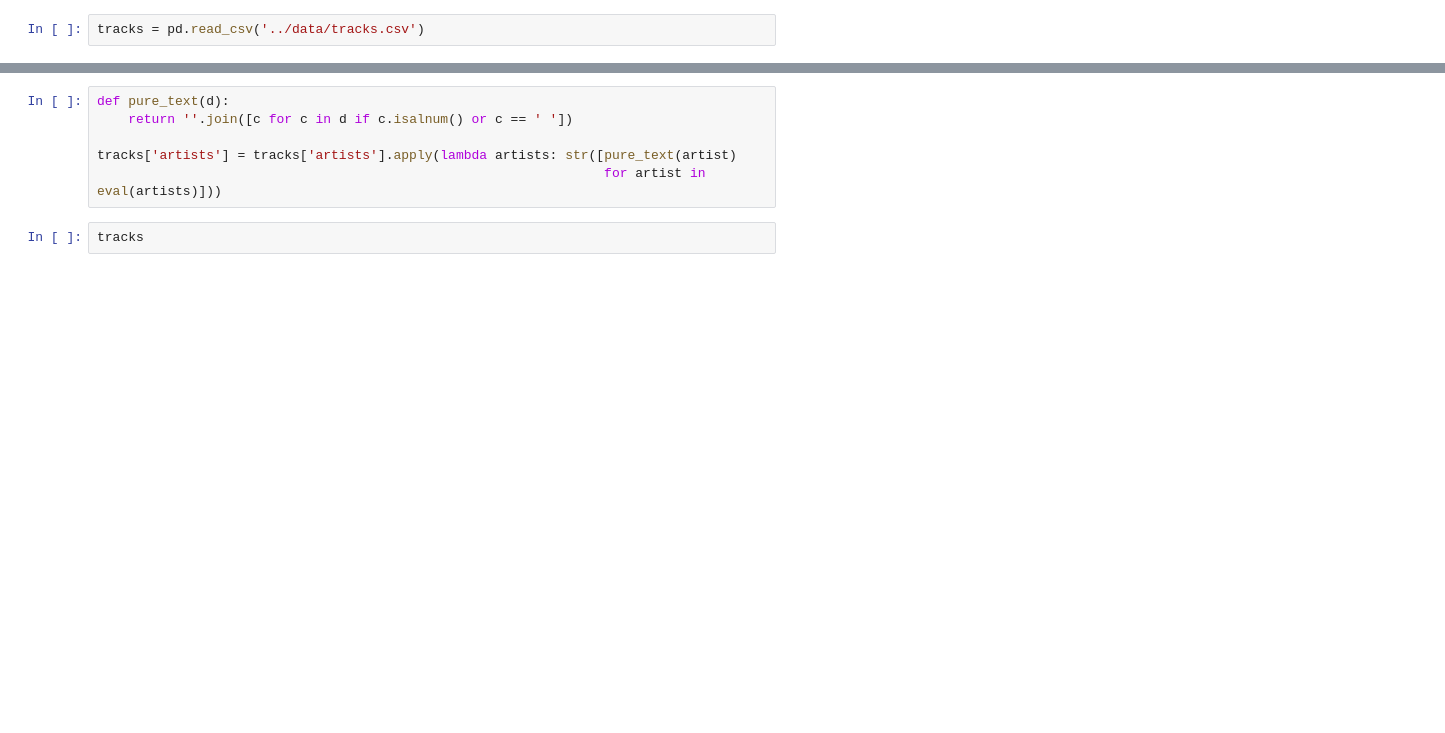
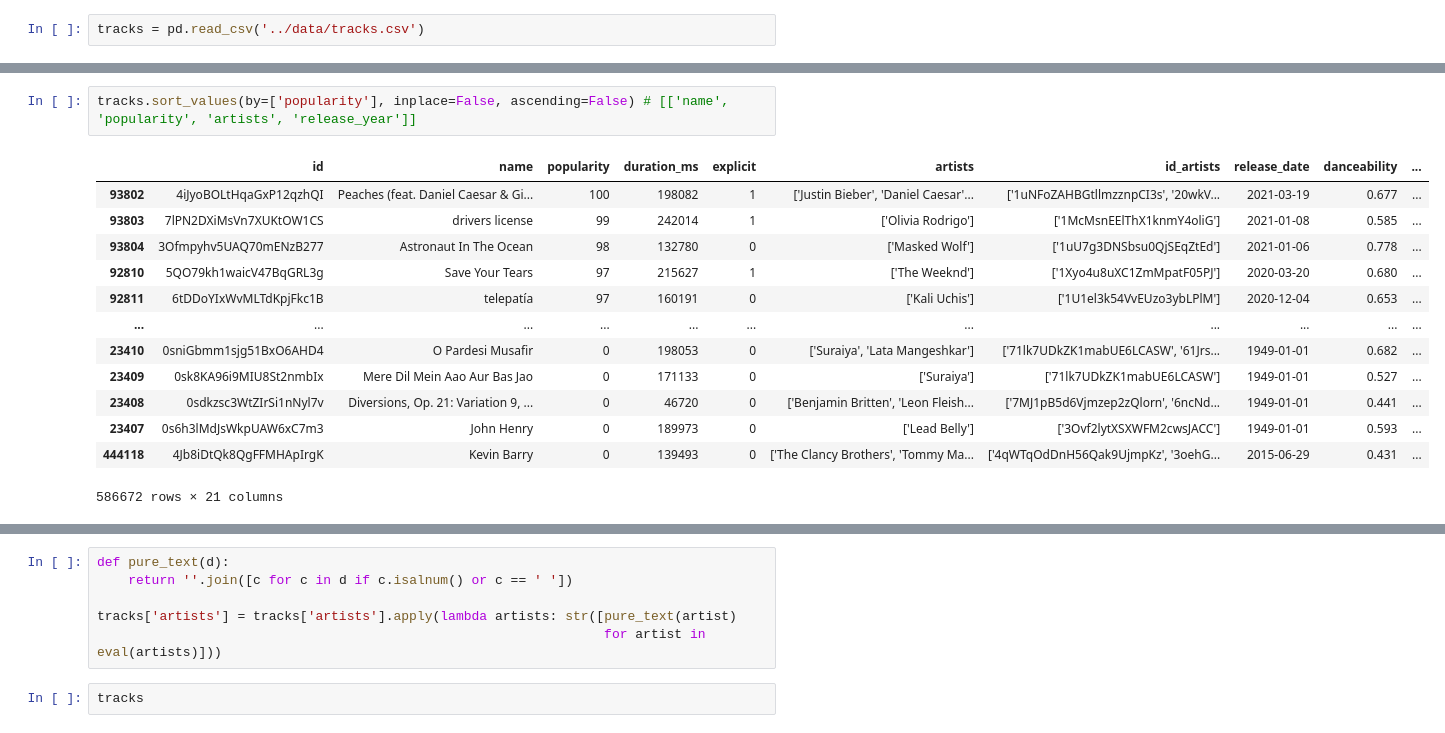
Before and after one commit to dreamer-tech/bigdata-final, a Jupyter notebook: notebooks/final.ipynb, the cells around one changed output, grey strips where cells are left out. Drawn from its saved outputs; the diff is of its cells as text; blank space fills up the shorter version.

```diff
--- a/notebooks/final.ipynb
+++ b/notebooks/final.ipynb
@@ -58,0 +48,16 @@ Name: release_date, Length: 586672, dtype: object
+# %%
+tracks.sort_values(by=['popularity'], inplace=False, ascending=False) # [['name', 'popularity', 'artists', 'release_year']]
+# %% [output]
+|  | id | name | popularity | duration_ms | explicit | artists | id_artists | release_date | danceability | ... |
+| 93802 | 4iJyoBOLtHqaGxP12qzhQI | Peaches (feat. Daniel Caesar & Gi... | 100 | 198082 | 1 | ['Justin Bieber', 'Daniel Caesar'... | ['1uNFoZAHBGtllmzznpCI3s', '20wkV... | 2021-03-19 | 0.677 | ... |
+| 93803 | 7lPN2DXiMsVn7XUKtOW1CS | drivers license | 99 | 242014 | 1 | ['Olivia Rodrigo'] | ['1McMsnEElThX1knmY4oliG'] | 2021-01-08 | 0.585 | ... |
+| 93804 | 3Ofmpyhv5UAQ70mENzB277 | Astronaut In The Ocean | 98 | 132780 | 0 | ['Masked Wolf'] | ['1uU7g3DNSbsu0QjSEqZtEd'] | 2021-01-06 | 0.778 | ... |
+| 92810 | 5QO79kh1waicV47BqGRL3g | Save Your Tears | 97 | 215627 | 1 | ['The Weeknd'] | ['1Xyo4u8uXC1ZmMpatF05PJ'] | 2020-03-20 | 0.680 | ... |
+| 92811 | 6tDDoYIxWvMLTdKpjFkc1B | telepatía | 97 | 160191 | 0 | ['Kali Uchis'] | ['1U1el3k54VvEUzo3ybLPlM'] | 2020-12-04 | 0.653 | ... |
+| ... | ... | ... | ... | ... | ... | ... | ... | ... | ... | ... |
+| 23410 | 0sniGbmm1sjg51BxO6AHD4 | O Pardesi Musafir | 0 | 198053 | 0 | ['Suraiya', 'Lata Mangeshkar'] | ['71lk7UDkZK1mabUE6LCASW', '61Jrs... | 1949-01-01 | 0.682 | ... |
+| 23409 | 0sk8KA96i9MIU8St2nmbIx | Mere Dil Mein Aao Aur Bas Jao | 0 | 171133 | 0 | ['Suraiya'] | ['71lk7UDkZK1mabUE6LCASW'] | 1949-01-01 | 0.527 | ... |
+| 23408 | 0sdkzsc3WtZIrSi1nNyl7v | Diversions, Op. 21: Variation 9, ... | 0 | 46720 | 0 | ['Benjamin Britten', 'Leon Fleish... | ['7MJ1pB5d6Vjmzep2zQlorn', '6ncNd... | 1949-01-01 | 0.441 | ... |
+| 23407 | 0s6h3lMdJsWkpUAW6xC7m3 | John Henry | 0 | 189973 | 0 | ['Lead Belly'] | ['3Ovf2lytXSXWFM2cwsJACC'] | 1949-01-01 | 0.593 | ... |
+| 444118 | 4Jb8iDtQk8QgFFMHApIrgK | Kevin Barry | 0 | 139493 | 0 | ['The Clancy Brothers', 'Tommy Ma... | ['4qWTqOdDnH56Qak9UjmpKz', '3oehG... | 2015-06-29 | 0.431 | ... |
+586672 rows × 21 columns
```
Also changed, not shown: parts of 13 cells of this notebook, 3 other files.
